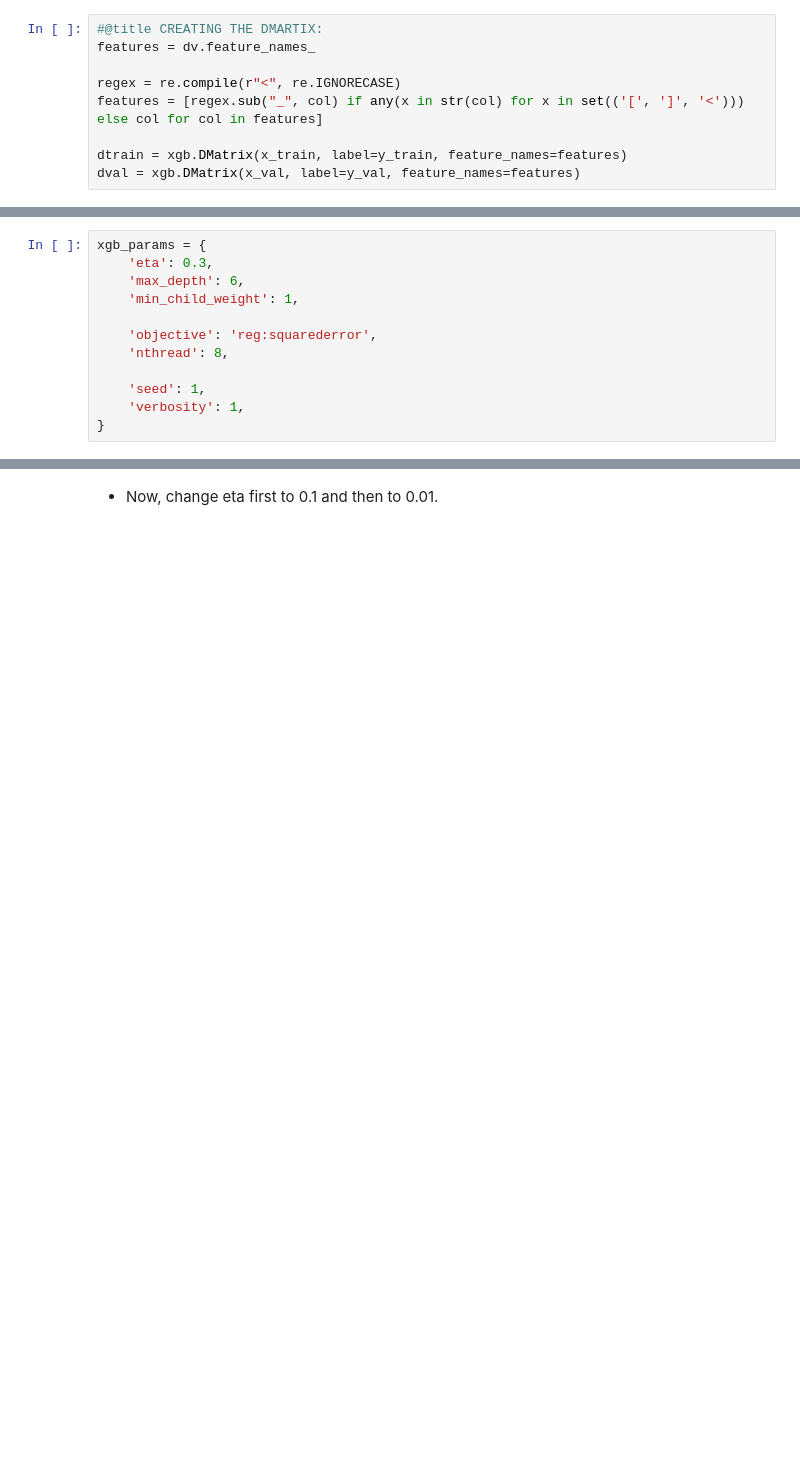
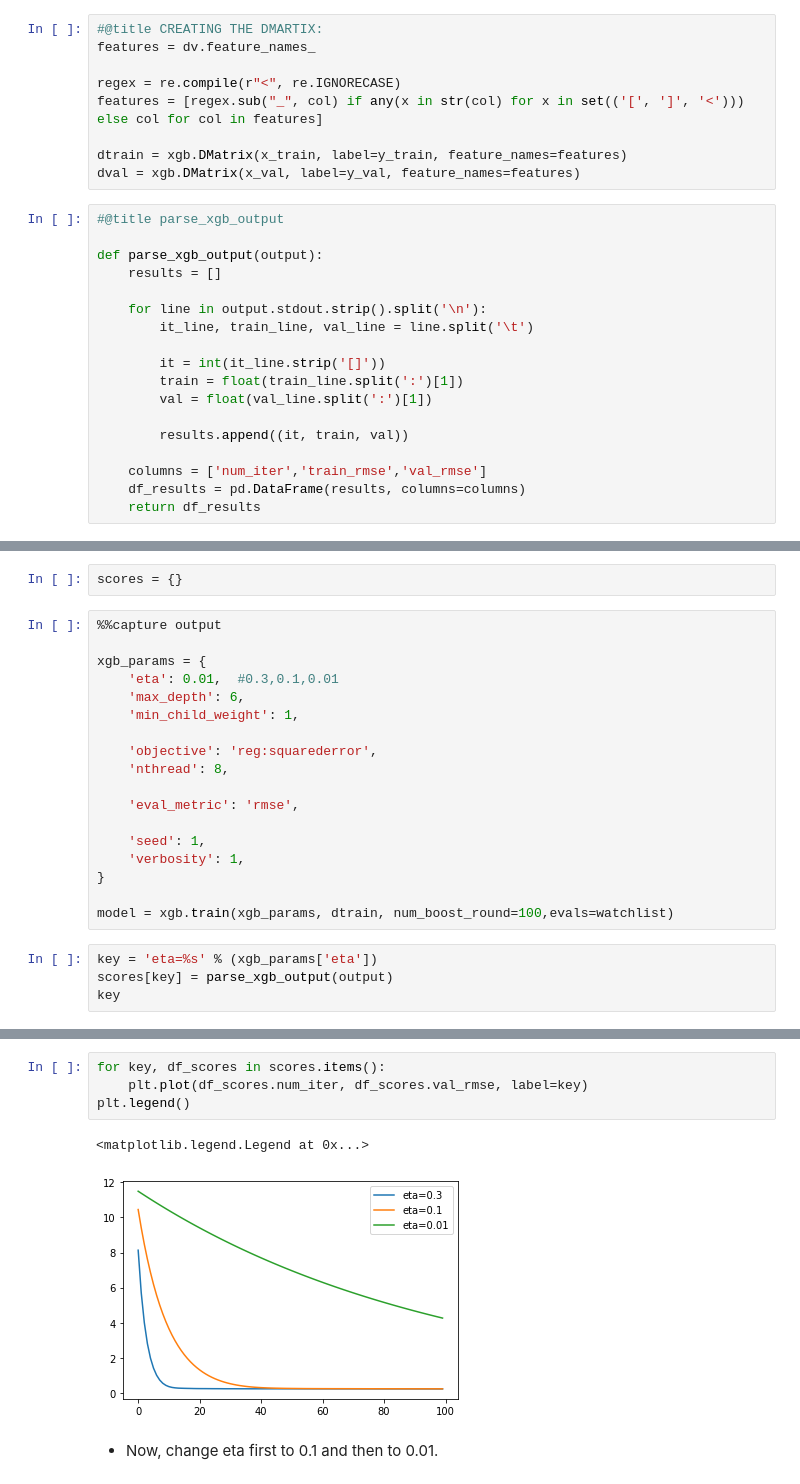
Before and after one commit to gregorywmorris/MLZoom2022, a Jupyter notebook: Homework/MLZoomcampWeek6.ipynb, the cells around one changed output, grey strips where cells are left out. Cells and saved outputs as stored; diff of their text form; blank space fills up the shorter version.

```diff
--- a/Homework/MLZoomcampWeek6.ipynb
+++ b/Homework/MLZoomcampWeek6.ipynb
@@ -323,3 +323,21 @@ features = [regex.sub("_", col) if any(x in str(col) for x in set(('[', ']', '<'
 
 dtrain = xgb.DMatrix(x_train, label=y_train, feature_names=features)
 dval = xgb.DMatrix(x_val, label=y_val, feature_names=features)
+# %%
+#@title parse_xgb_output
+
+def parse_xgb_output(output):
+    results = []
+
+    for line in output.stdout.strip().split('\n'):
+        it_line, train_line, val_line = line.split('\t')
+
+        it = int(it_line.strip('[]'))
+        train = float(train_line.split(':')[1])
+        val = float(val_line.split(':')[1])
+
+        results.append((it, train, val))
+
+    columns = ['num_iter','train_rmse','val_rmse']
+    df_results = pd.DataFrame(results, columns=columns)
+    return df_results
@@ -326,12 +346,24 @@ dval = xgb.DMatrix(x_val, label=y_val, feature_names=features)
+# %%
+scores = {}
 # %%
+%%capture output
+
 xgb_params = {
-    'eta': 0.3,
+    'eta': 0.01,  #0.3,0.1,0.01
     'max_depth': 6,
     'min_child_weight': 1,
 
     'objective': 'reg:squarederror',
     'nthread': 8,
 
+    'eval_metric': 'rmse',
+
     'seed': 1,
     'verbosity': 1,
 }
+
+model = xgb.train(xgb_params, dtrain, num_boost_round=100,evals=watchlist)
+# %%
+key = 'eta=%s' % (xgb_params['eta'])
+scores[key] = parse_xgb_output(output)
+key
@@ -338,3 +376,10 @@ xgb_params = {
+# %%
+for key, df_scores in scores.items():
+    plt.plot(df_scores.num_iter, df_scores.val_rmse, label=key)
+plt.legend()
+# %% [output]
+<matplotlib.legend.Legend at 0x...>
+[figure, added]
 # %% [markdown]
 - Now, change eta first to 0.1 and then to 0.01.
 # %% [markdown]
```
Also changed, not shown: parts of 4 cells of this notebook.
